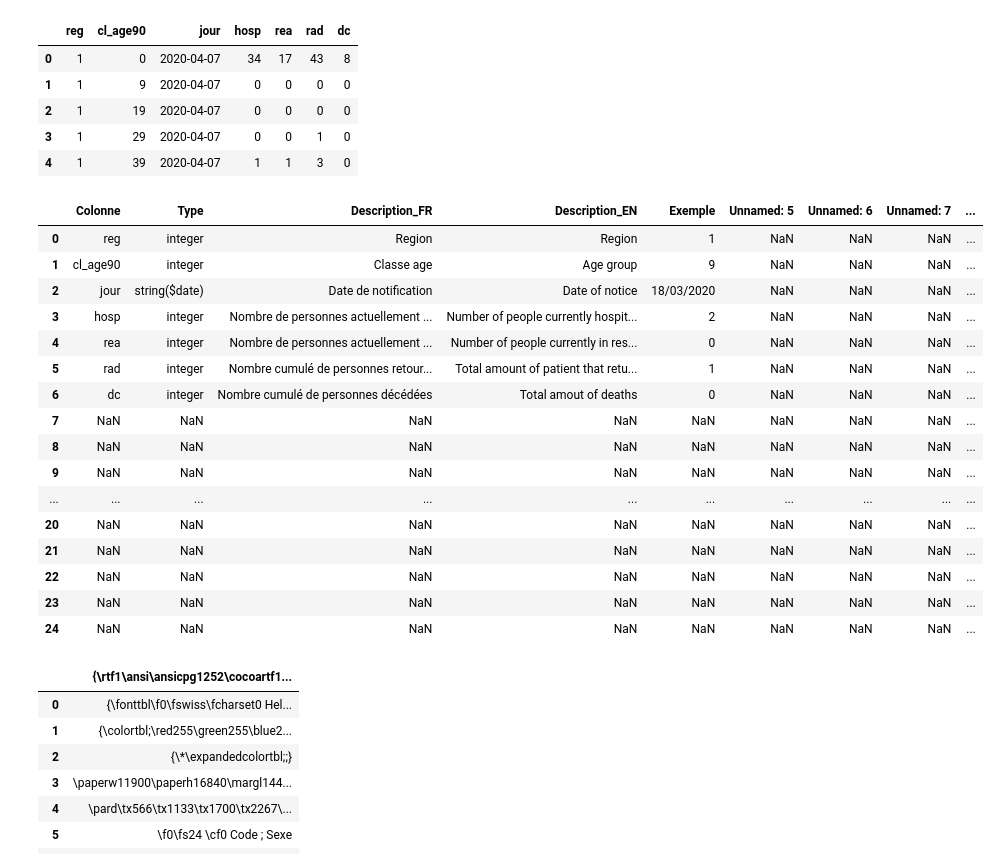
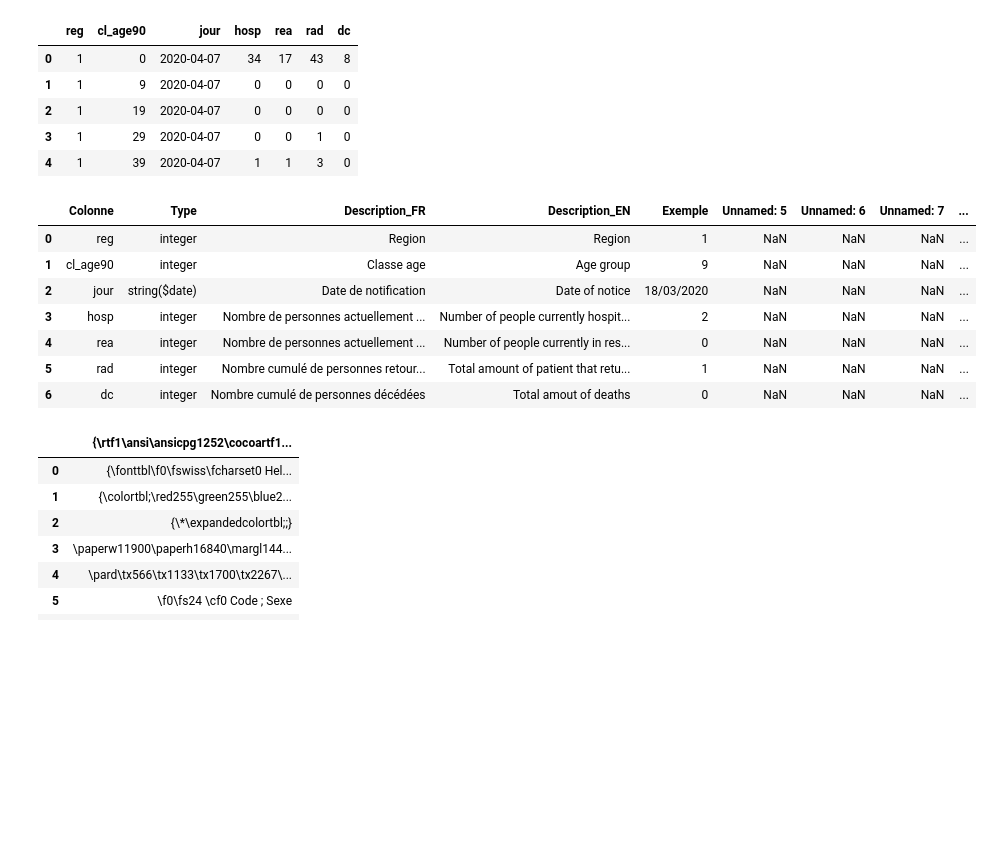
Before and after one commit to com-480-data-visualization/com-480-project-pouletpanier, a Jupyter notebook: Milstone2.ipynb, the cells around one changed output. Cells and saved outputs as stored; diff of their text form; code cells hidden in the pictures; blank space fills up the shorter version.

```diff
--- a/Milstone2.ipynb
+++ b/Milstone2.ipynb
@@ -59,25 +68,16 @@ covid_fr_age_sexe.head()
 | 3 | 1 | 29 | 2020-04-07 | 0 | 0 | 1 | 0 |
 | 4 | 1 | 39 | 2020-04-07 | 1 | 1 | 3 | 0 |
 # %%
-covid_fr_age_metadata
+covid_fr_age_metadata.head(7)
 # %% [output]
 |  | Colonne | Type | Description_FR | Description_EN | Exemple | Unnamed: 5 | Unnamed: 6 | Unnamed: 7 | ... |
 | 0 | reg | integer | Region | Region | 1 | NaN | NaN | NaN | ... |
 | 1 | cl_age90 | integer | Classe age | Age group | 9 | NaN | NaN | NaN | ... |
 | 2 | jour | string($date) | Date de notification | Date of notice | 18/03/2020 | NaN | NaN | NaN | ... |
 | 3 | hosp | integer | Nombre de personnes actuellement ... | Number of people currently hospit... | 2 | NaN | NaN | NaN | ... |
 | 4 | rea | integer | Nombre de personnes actuellement ... | Number of people currently in res... | 0 | NaN | NaN | NaN | ... |
 | 5 | rad | integer | Nombre cumulé de personnes retour... | Total amount of patient that retu... | 1 | NaN | NaN | NaN | ... |
 | 6 | dc | integer | Nombre cumulé de personnes décédées | Total amout of deaths | 0 | NaN | NaN | NaN | ... |
-| 7 | NaN | NaN | NaN | NaN | NaN | NaN | NaN | NaN | ... |
-| 8 | NaN | NaN | NaN | NaN | NaN | NaN | NaN | NaN | ... |
-| 9 | NaN | NaN | NaN | NaN | NaN | NaN | NaN | NaN | ... |
-| ... | ... | ... | ... | ... | ... | ... | ... | ... | ... |
-| 20 | NaN | NaN | NaN | NaN | NaN | NaN | NaN | NaN | ... |
-| 21 | NaN | NaN | NaN | NaN | NaN | NaN | NaN | NaN | ... |
-| 22 | NaN | NaN | NaN | NaN | NaN | NaN | NaN | NaN | ... |
-| 23 | NaN | NaN | NaN | NaN | NaN | NaN | NaN | NaN | ... |
-| 24 | NaN | NaN | NaN | NaN | NaN | NaN | NaN | NaN | ... |
 # %%
 covid_fr_sexe_metadata
 # %% [output]
```
Also changed, not shown: parts of 72 cells of this notebook.
